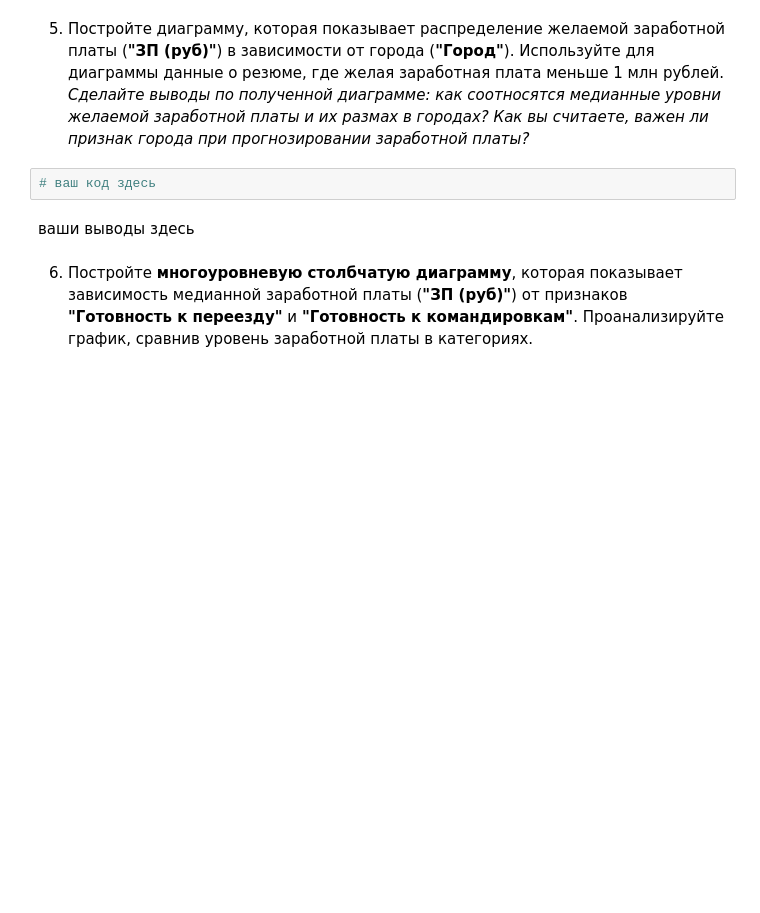
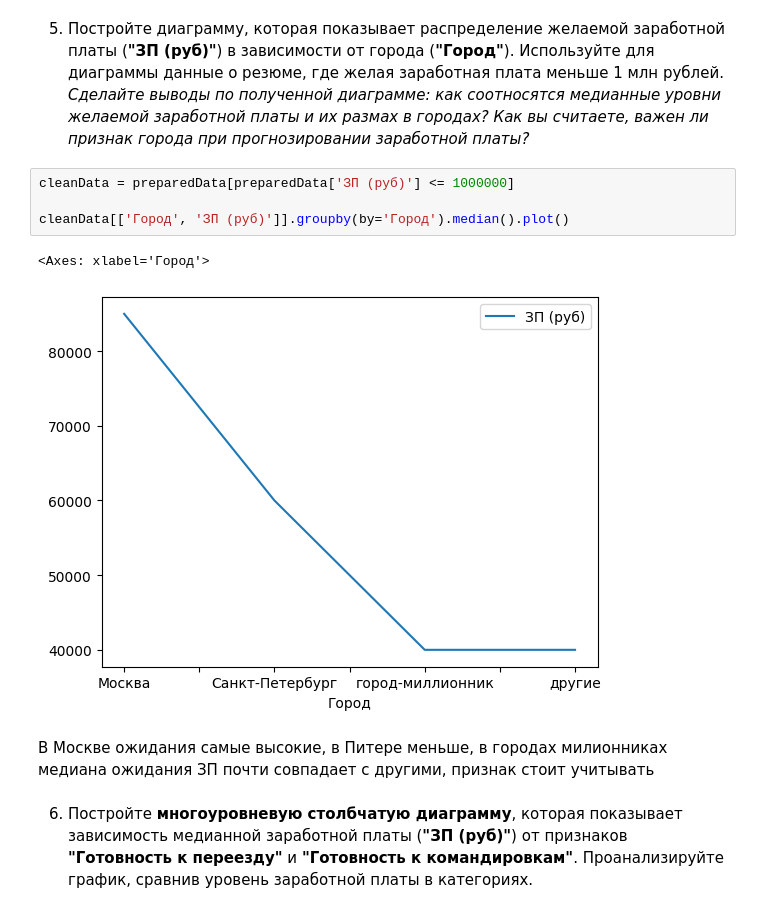
Before and after one commit to Dmitrycmc/hh_data_engineering, a Jupyter notebook: Project-1. Ноутбук-шаблон.ipynb, the cells around one changed output. Drawn from its saved outputs; the diff is of its cells as text; blank space fills up the shorter version.

```diff
--- a/Project-1. Ноутбук-шаблон.ipynb
+++ b/Project-1. Ноутбук-шаблон.ipynb
@@ -578,9 +589,15 @@ Max: 1000000
 5. Постройте диаграмму, которая показывает распределение желаемой заработной платы (**"ЗП (руб)"**) в зависимости от города (**"Город"**). Используйте для диаграммы данные о резюме, где желая заработная плата меньше 1 млн рублей.
 *Сделайте выводы по полученной диаграмме: как соотносятся медианные уровни желаемой заработной платы и их размах в городах? Как вы считаете, важен ли признак города при прогнозировании заработной платы?*
 # %%
-# ваш код здесь
+cleanData = preparedData[preparedData['ЗП (руб)'] <= 1000000]
+
+cleanData[['Город', 'ЗП (руб)']].groupby(by='Город').median().plot()
+# %% [output]
+<Axes: xlabel='Город'>
+[figure, added]
 # %% [markdown]
-ваши выводы здесь
+В Москве ожидания самые высокие, в Питере меньше, в городах милионниках медиана ожидания ЗП почти совпадает с другими,
+признак стоит учитывать
 # %% [markdown]
 6. Постройте **многоуровневую столбчатую диаграмму**, которая показывает зависимость медианной заработной платы (**"ЗП (руб)"**) от признаков **"Готовность к переезду"** и **"Готовность к командировкам"**. Проанализируйте график, сравнив уровень заработной платы в категориях.
 # %%
```
Also changed, not shown: parts of 11 cells of this notebook.
